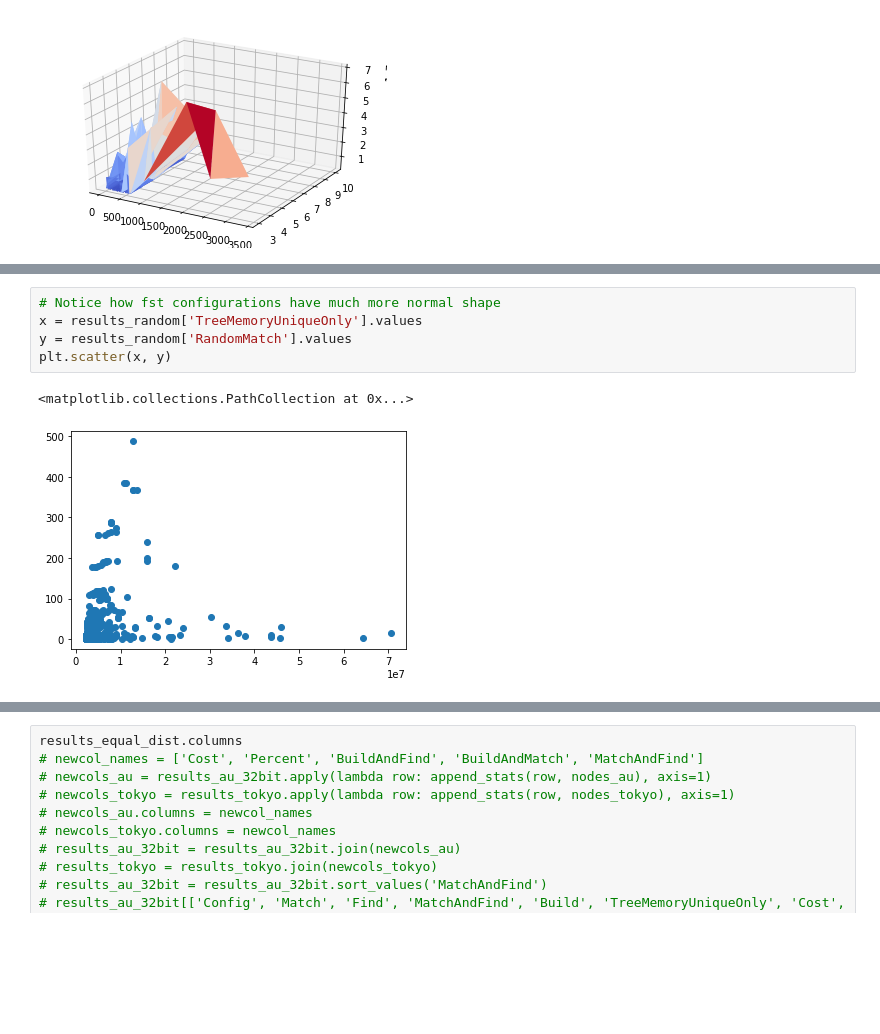
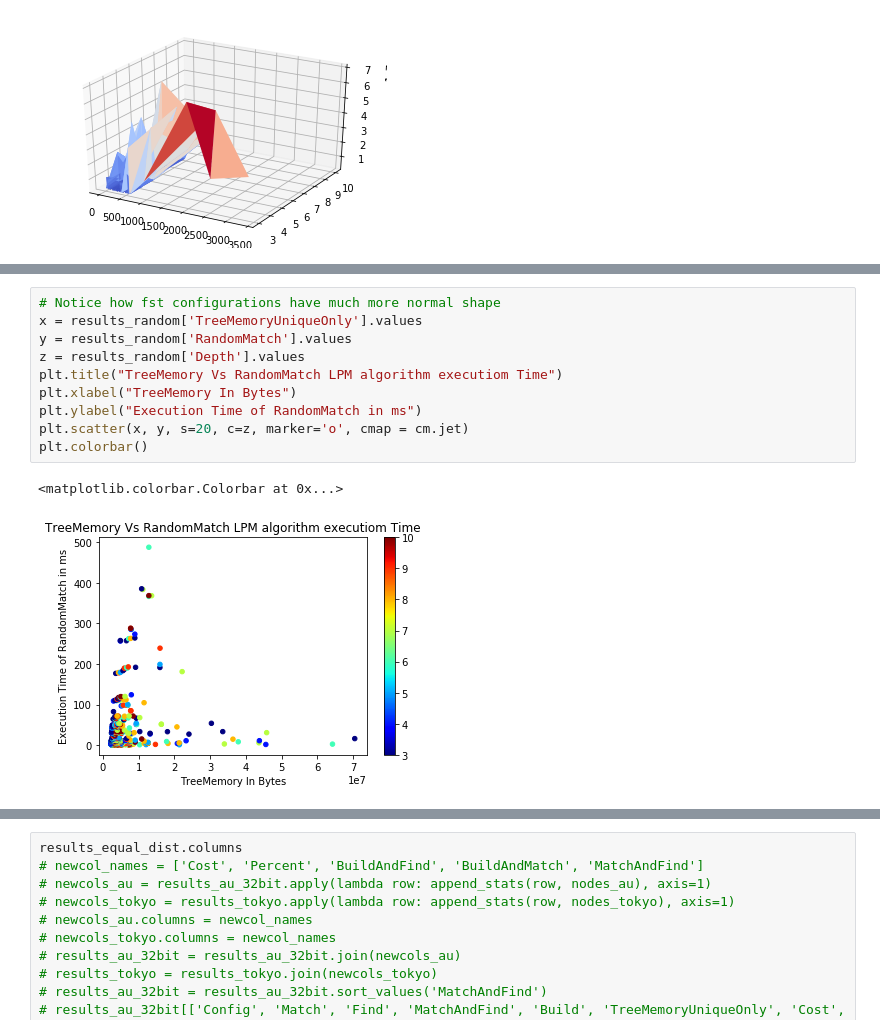
Before and after one commit to matrackif/TrieStrides, a Jupyter notebook: flavors_data_analysis.ipynb, the cells around one changed output, grey strips where cells are left out. Cells and saved outputs as stored; diff of their text form; blank space fills up the shorter version.

Commit message:
Add color coded data analysis

```diff
--- a/flavors_data_analysis.ipynb
+++ b/flavors_data_analysis.ipynb
@@ -207,8 +227,13 @@ plt.scatter(x, y)
 # %%
 # Notice how fst configurations have much more normal shape
 x = results_random['TreeMemoryUniqueOnly'].values
 y = results_random['RandomMatch'].values
-plt.scatter(x, y)
+z = results_random['Depth'].values
+plt.title("TreeMemory Vs RandomMatch LPM algorithm executiom Time")
+plt.xlabel("TreeMemory In Bytes")
+plt.ylabel("Execution Time of RandomMatch in ms")
+plt.scatter(x, y, s=20, c=z, marker='o', cmap = cm.jet)
+plt.colorbar()
 # %% [output]
-<matplotlib.collections.PathCollection at 0x...>
+<matplotlib.colorbar.Colorbar at 0x...>
-[figure, old version]
+[figure, new version]
```
Also changed, not shown: parts of 22 cells of this notebook.
